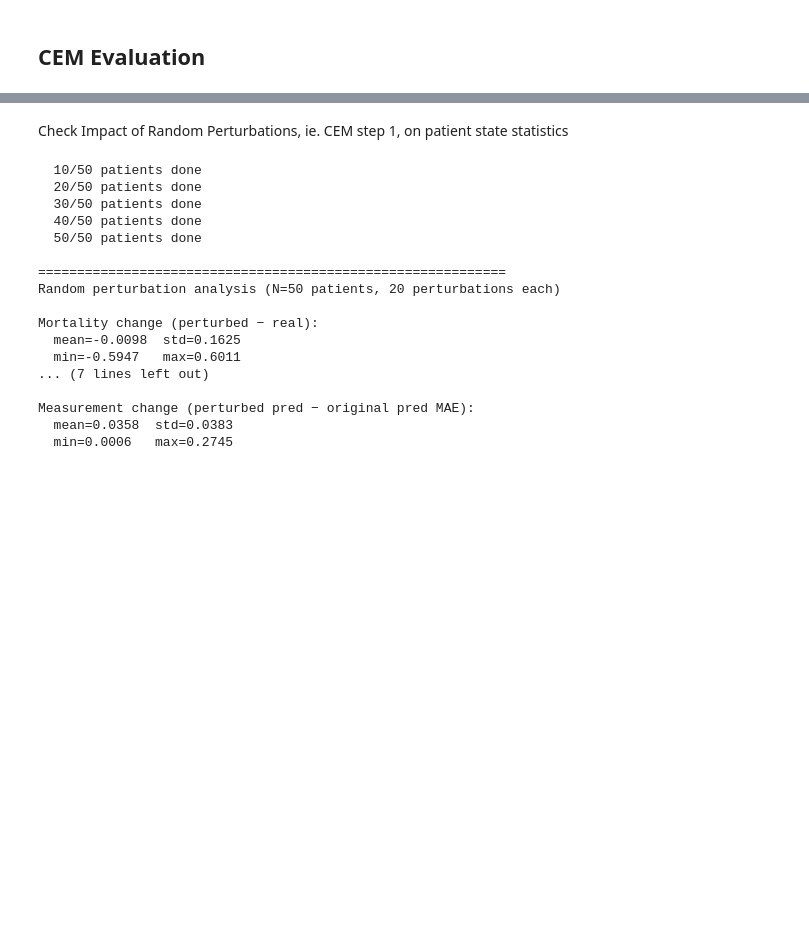
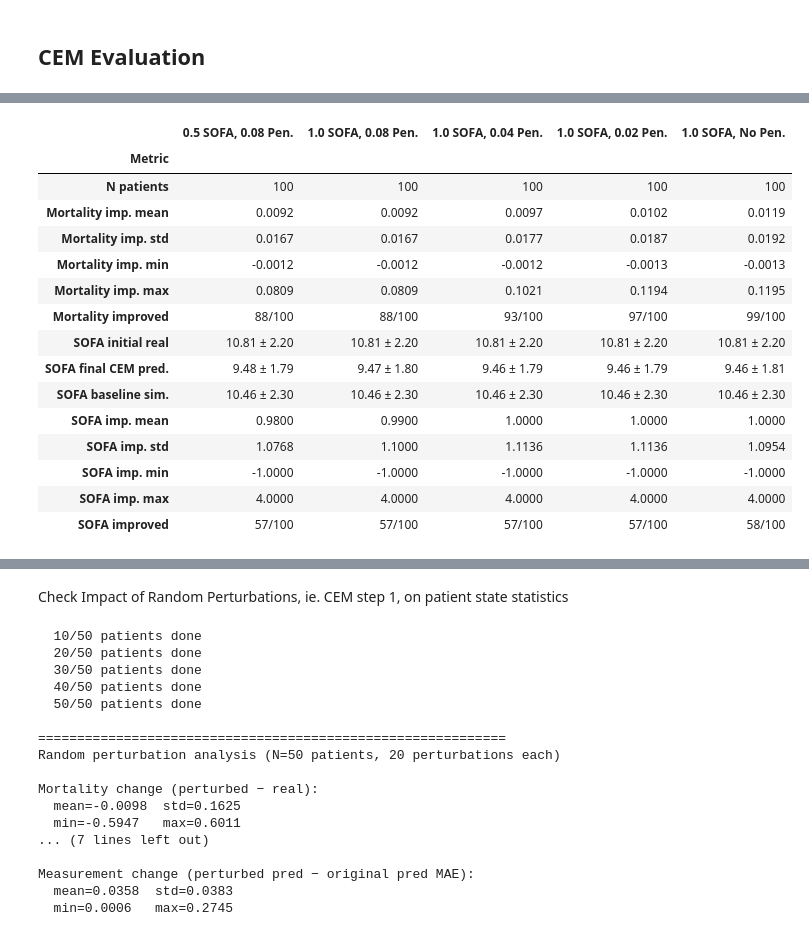
Before and after one commit to david-ege/Exploring-World-Models-for-Virtual-Patient-Simulation-in-Critical-Care, a Jupyter notebook: common_stage_exploration.ipynb, the cells around one changed output, grey strips where cells are left out. Cells and saved outputs as stored; diff of their text form; code cells hidden in the pictures; blank space fills up the shorter version.

```diff
--- a/common_stage_exploration.ipynb
+++ b/common_stage_exploration.ipynb
@@ -1,2 +1,83 @@
 # %% [markdown]
 ## CEM Evaluation
+# %%
+import json
+import numpy as np
+import pandas as pd
+import matplotlib.pyplot as plt
+import matplotlib.gridspec as gridspec
+from scipy import stats
+from IPython.display import display
+from data.constants import CEM_TREATMENT_NAMES
+from matplotlib.patches import Patch
+import config
+
+def load_evaluation(path):
+    with open(path) as f:
+        data = json.load(f)
+    array_keys = ['improvement', 'cem_mortality', 'baseline_mortality',
+                  'actual_mortality', 'sofa_improvement', 'sofa_improvement_vs_baseline',
+                  'baseline_sofa', 'cem_means', 'orig_means', 'treatment_diff', 'total_reward']
+    for k in array_keys:
+        if k in data:
+            data[k] = np.array(data[k])
+    return data
+
+eval_files = {
+    '0.5 SOFA, 0.08 Pen.' : '/home/bbe9928/thesis_work/hirid_jepa/results/cem_eval_gamma_sofa_0.5_size_0.08.json',
+    '1.0 SOFA, 0.08 Pen.' : '/home/bbe9928/thesis_work/hirid_jepa/results/cem_eval_gamma_sofa_1.0_size_0.08.json',
+    '1.0 SOFA, 0.04 Pen.' : '/home/bbe9928/thesis_work/hirid_jepa/results/cem_eval_gamma_sofa_1.0_size_0.04.json',
+    '1.0 SOFA, 0.02 Pen.' : '/home/bbe9928/thesis_work/hirid_jepa/results/cem_eval_gamma_sofa_1.0_size_0.02.json',
+    '1.0 SOFA, No Pen.'   : '/home/bbe9928/thesis_work/hirid_jepa/results/cem_eval_gamma_sofa_1_size_0.json',
+}
+evals  = {tag: load_evaluation(path) for tag, path in eval_files.items()}
+N_VARS = len(CEM_TREATMENT_NAMES)
+COLORS = ['#2196F3', '#E91E63', '#4CAF50', '#FF9800', '#9C27B0']
+
+def _col(e):
+    """Return {metric: formatted value} for one config."""
+    c   = {}
+    imp = e['improvement']
+    c['N patients'] = f"{e['n_patients']}"
+
+    c['Mortality imp. mean']  = f"{imp.mean():.4f}"
+    c['Mortality imp. std']   = f"{imp.std():.4f}"
+    c['Mortality imp. min']   = f"{imp.min():.4f}"
+    c['Mortality imp. max']   = f"{imp.max():.4f}"
+    c['Mortality improved']   = f"{(imp>0).sum()}/{len(imp)}"
+
+    g = lambda k: np.array([r[k] for r in e['results'] if r.get(k) is not None])
+    sofa_init, sofa_pred, sofa_base = g('sofa_initial_real'), g('sofa_final_predicted'), g('baseline_sofa')
+
+    if len(sofa_init):
+        c['SOFA initial real']      = f"{sofa_init.mean():.2f} ± {sofa_init.std():.2f}"
+        c['SOFA final CEM pred.']   = f"{sofa_pred.mean():.2f} ± {sofa_pred.std():.2f}"
+        c['SOFA baseline sim.']     = f"{sofa_base.mean():.2f} ± {sofa_base.std():.2f}"
+        d = sofa_base - sofa_pred
+        c['SOFA imp. mean'] = f"{d.mean():.4f}"
+        c['SOFA imp. std']  = f"{d.std():.4f}"
+        c['SOFA imp. min']  = f"{d.min():.4f}"
+        c['SOFA imp. max']  = f"{d.max():.4f}"
+        c['SOFA improved']  = f"{(d>0).sum()}/{len(d)}"
+    return c
+
+stats_df = pd.DataFrame({tag: _col(e) for tag, e in evals.items()})
+stats_df.index.name = 'Metric'
+
+display(
+    stats_df.style
+      .set_caption('CEM Evaluation — Summary Statistics')
+      .set_properties(**{'text-align': 'right', 'min-width': '150px'})
+      .set_table_styles([
+          {'selector': 'th.col_heading',
+           'props': [('text-align', 'center'), ('min-width', '150px'),
+                     ('white-space', 'normal'), ('font-weight', 'bold')]},
+          {'selector': 'th.row_heading',
+           'props': [('text-align', 'left'), ('min-width', '210px'),
+                     ('white-space', 'nowrap')]},
+          {'selector': 'caption',
+           'props': [('font-size', '15px'), ('font-weight', 'bold'),
+                     ('caption-side', 'top'), ('padding-bottom', '8px')]},
+      ])
+)
+# %% [output]
@@ -2,0 +85,16 @@
+|  | 0.5 SOFA, 0.08 Pen. | 1.0 SOFA, 0.08 Pen. | 1.0 SOFA, 0.04 Pen. | 1.0 SOFA, 0.02 Pen. | 1.0 SOFA, No Pen. |
+| Metric |  |  |  |  |  |
+| N patients | 100 | 100 | 100 | 100 | 100 |
+| Mortality imp. mean | 0.0092 | 0.0092 | 0.0097 | 0.0102 | 0.0119 |
+| Mortality imp. std | 0.0167 | 0.0167 | 0.0177 | 0.0187 | 0.0192 |
+| Mortality imp. min | -0.0012 | -0.0012 | -0.0012 | -0.0013 | -0.0013 |
+| Mortality imp. max | 0.0809 | 0.0809 | 0.1021 | 0.1194 | 0.1195 |
+| Mortality improved | 88/100 | 88/100 | 93/100 | 97/100 | 99/100 |
+| SOFA initial real | 10.81 ± 2.20 | 10.81 ± 2.20 | 10.81 ± 2.20 | 10.81 ± 2.20 | 10.81 ± 2.20 |
+| SOFA final CEM pred. | 9.48 ± 1.79 | 9.47 ± 1.80 | 9.46 ± 1.79 | 9.46 ± 1.79 | 9.46 ± 1.81 |
+| SOFA baseline sim. | 10.46 ± 2.30 | 10.46 ± 2.30 | 10.46 ± 2.30 | 10.46 ± 2.30 | 10.46 ± 2.30 |
+| SOFA imp. mean | 0.9800 | 0.9900 | 1.0000 | 1.0000 | 1.0000 |
+| SOFA imp. std | 1.0768 | 1.1000 | 1.1136 | 1.1136 | 1.0954 |
+| SOFA imp. min | -1.0000 | -1.0000 | -1.0000 | -1.0000 | -1.0000 |
+| SOFA imp. max | 4.0000 | 4.0000 | 4.0000 | 4.0000 | 4.0000 |
+| SOFA improved | 57/100 | 57/100 | 57/100 | 57/100 | 58/100 |
```
Also changed, not shown: parts of 5 cells of this notebook, 6 other files.
